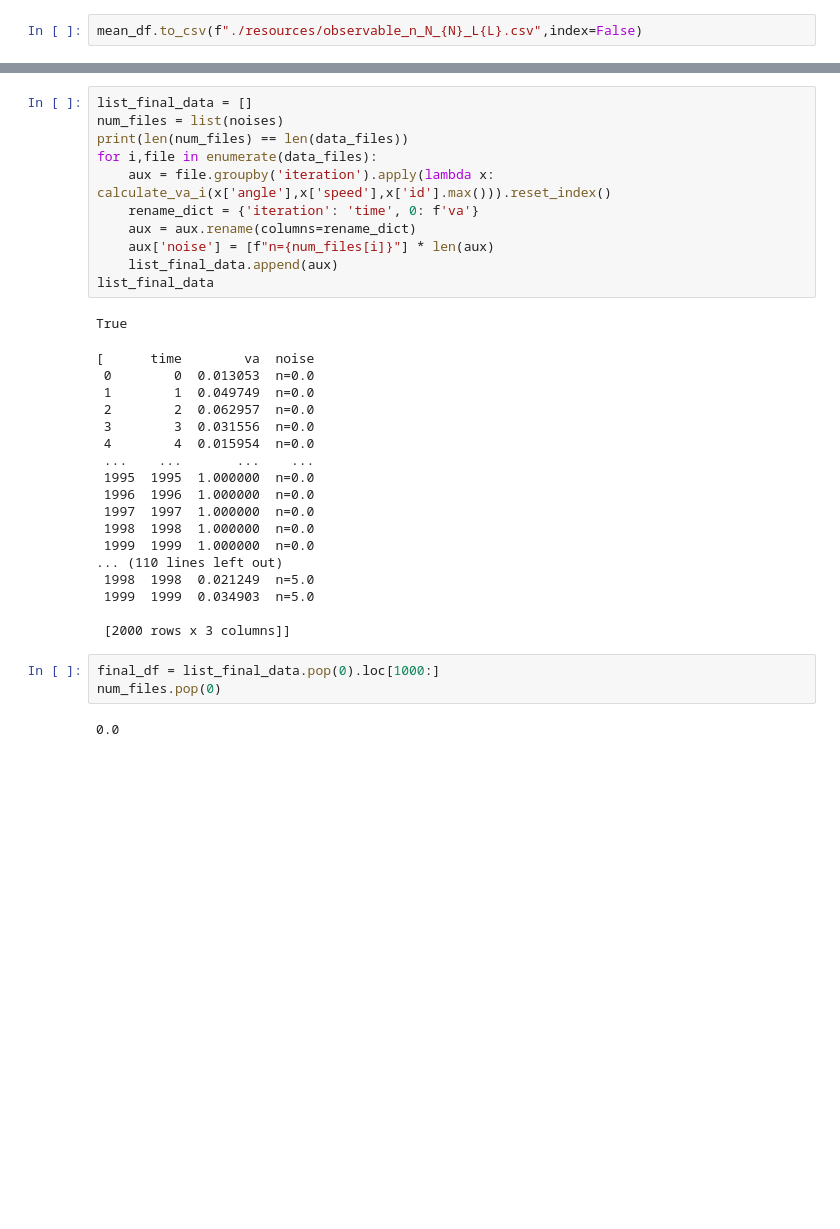
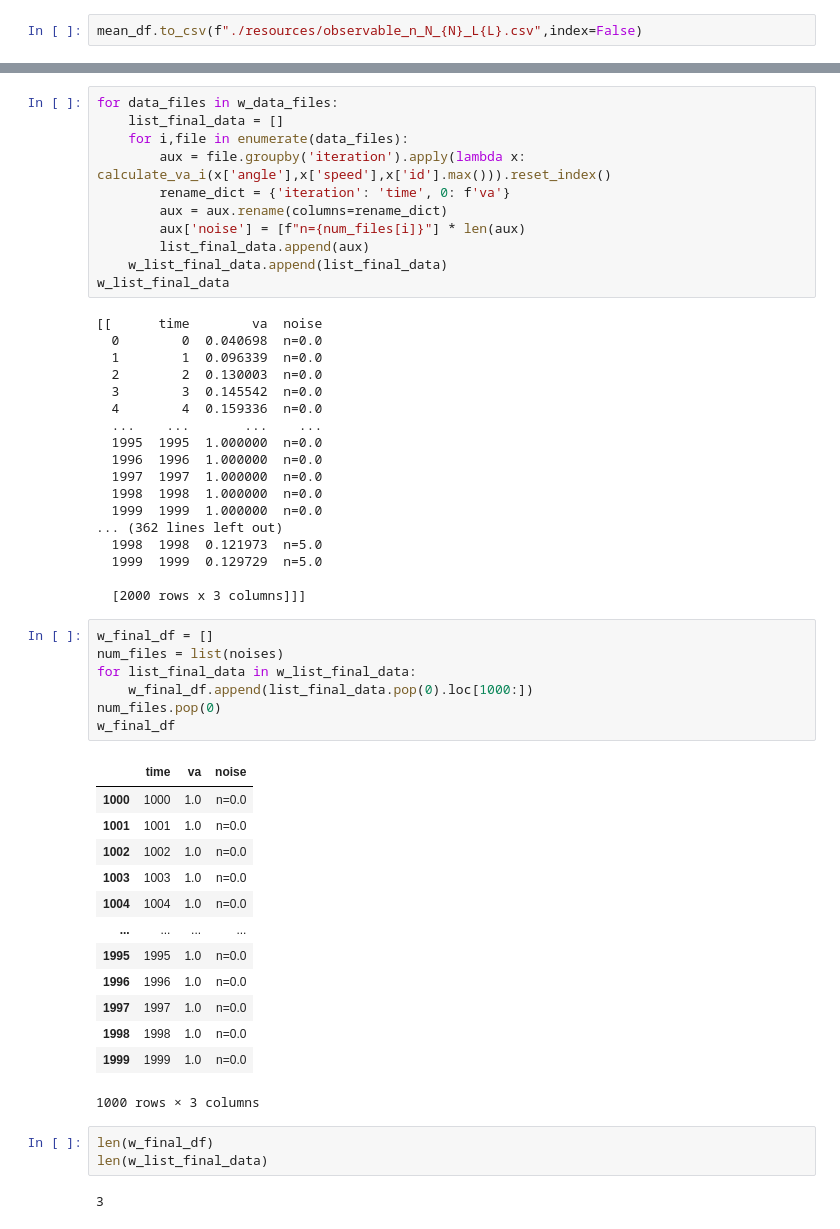
Before and after one commit to JuArce/SS_TP2, a Jupyter notebook: data_analysis/PolarizationExporter.ipynb, the cells around one changed output, grey strips where cells are left out. Drawn from its saved outputs; the diff is of its cells as text; blank space fills up the shorter version.

```diff
--- a/data_analysis/PolarizationExporter.ipynb
+++ b/data_analysis/PolarizationExporter.ipynb
@@ -131,36 +210,56 @@ mean_df.to_csv(f"./resources/observable_n_N_{N}_L{L}.csv",index=False)
 # %%
-list_final_data = []
-num_files = list(noises)
-print(len(num_files) == len(data_files))
-for i,file in enumerate(data_files):
-    aux = file.groupby('iteration').apply(lambda x: calculate_va_i(x['angle'],x['speed'],x['id'].max())).reset_index()
-    rename_dict = {'iteration': 'time', 0: f'va'}
-    aux = aux.rename(columns=rename_dict)
-    aux['noise'] = [f"n={num_files[i]}"] * len(aux)
-    list_final_data.append(aux)
-list_final_data
+for data_files in w_data_files:
+    list_final_data = []
+    for i,file in enumerate(data_files):
+        aux = file.groupby('iteration').apply(lambda x: calculate_va_i(x['angle'],x['speed'],x['id'].max())).reset_index()
+        rename_dict = {'iteration': 'time', 0: f'va'}
+        aux = aux.rename(columns=rename_dict)
+        aux['noise'] = [f"n={num_files[i]}"] * len(aux)
+        list_final_data.append(aux)
+    w_list_final_data.append(list_final_data)
+w_list_final_data
 # %% [output]
-True
+[[      time        va  noise
+  0        0  0.040698  n=0.0
+  1        1  0.096339  n=0.0
+  2        2  0.130003  n=0.0
+  3        3  0.145542  n=0.0
+  4        4  0.159336  n=0.0
+  ...    ...       ...    ...
+  1995  1995  1.000000  n=0.0
+  1996  1996  1.000000  n=0.0
+  1997  1997  1.000000  n=0.0
+  1998  1998  1.000000  n=0.0
+  1999  1999  1.000000  n=0.0
+... (362 lines left out)
+  1998  1998  0.121973  n=5.0
+  1999  1999  0.129729  n=5.0
+
+  [2000 rows x 3 columns]]]
-[      time        va  noise
- 0        0  0.013053  n=0.0
- 1        1  0.049749  n=0.0
- 2        2  0.062957  n=0.0
- 3        3  0.031556  n=0.0
- 4        4  0.015954  n=0.0
- ...    ...       ...    ...
- 1995  1995  1.000000  n=0.0
- 1996  1996  1.000000  n=0.0
- 1997  1997  1.000000  n=0.0
- 1998  1998  1.000000  n=0.0
- 1999  1999  1.000000  n=0.0
-... (110 lines left out)
- 1998  1998  0.021249  n=5.0
- 1999  1999  0.034903  n=5.0
-
- [2000 rows x 3 columns]]
 # %%
-final_df = list_final_data.pop(0).loc[1000:]
+w_final_df = []
+num_files = list(noises)
+for list_final_data in w_list_final_data:
+    w_final_df.append(list_final_data.pop(0).loc[1000:])
 num_files.pop(0)
+w_final_df
 # %% [output]
+|  | time | va | noise |
+| 1000 | 1000 | 1.0 | n=0.0 |
+| 1001 | 1001 | 1.0 | n=0.0 |
+| 1002 | 1002 | 1.0 | n=0.0 |
+| 1003 | 1003 | 1.0 | n=0.0 |
+| 1004 | 1004 | 1.0 | n=0.0 |
+| ... | ... | ... | ... |
+| 1995 | 1995 | 1.0 | n=0.0 |
+| 1996 | 1996 | 1.0 | n=0.0 |
+| 1997 | 1997 | 1.0 | n=0.0 |
+| 1998 | 1998 | 1.0 | n=0.0 |
+| 1999 | 1999 | 1.0 | n=0.0 |
-0.0
+1000 rows × 3 columns
+# %%
+len(w_final_df)
+len(w_list_final_data)
+# %% [output]
+3
 # %%
```
Also changed, not shown: parts of 18 cells of this notebook.
